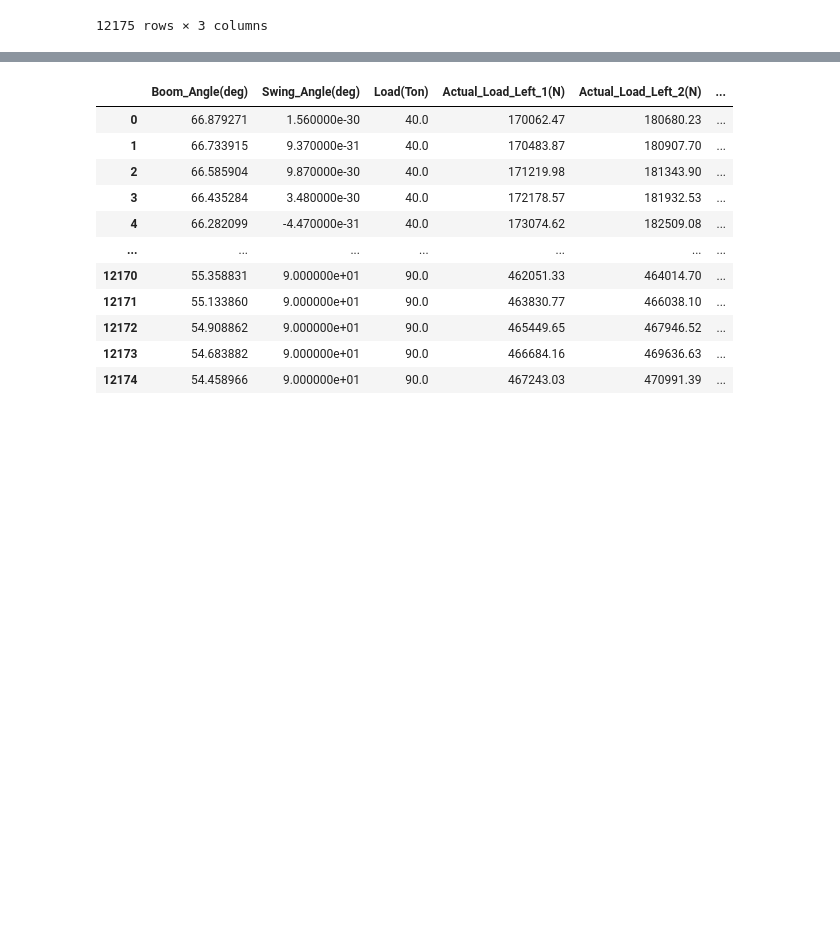
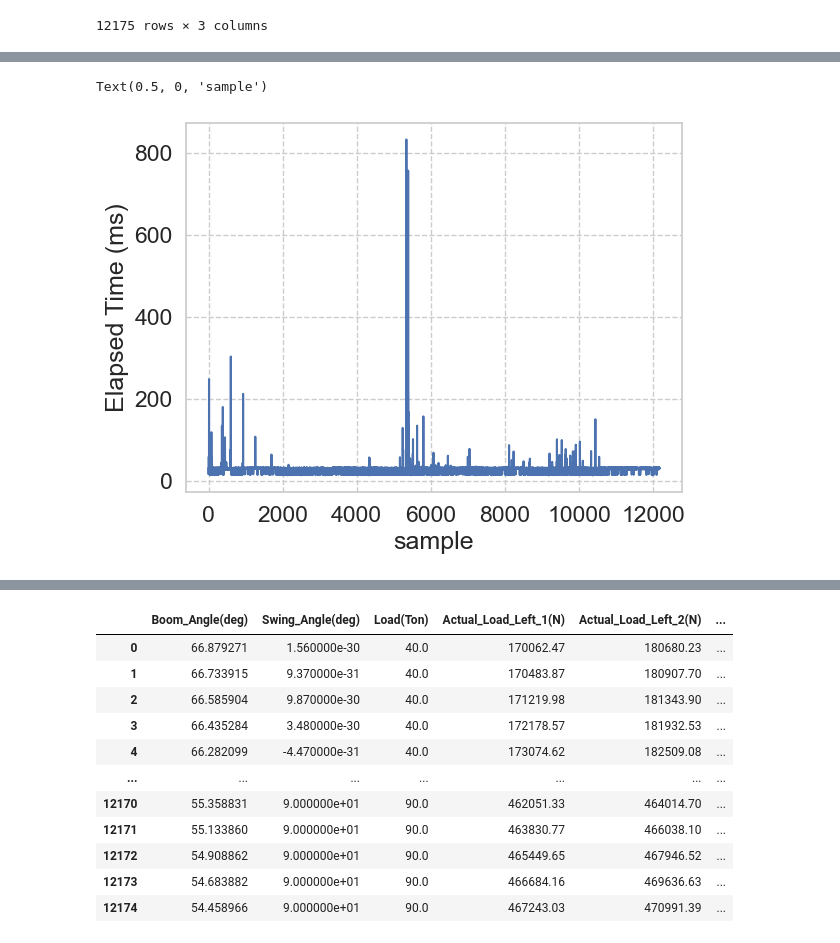
Before and after one commit to jinbeomjeong/estimate_crawler_crane_ground_pressure, a Jupyter notebook: benchmark_model.ipynb, the cells around one changed output, grey strips where cells are left out. Drawn from its saved outputs; the diff is of its cells as text; code cells hidden in the pictures; blank space fills up the shorter version.

```diff
--- a/benchmark_model.ipynb
+++ b/benchmark_model.ipynb
@@ -60,6 +61,7 @@ rf_model = joblib.load('rf_model.joblib')
 # %%
 rf_elapsed_time_list = []
 rf_pred_list = []
+rf_cpu_usage_list = []
 
 for i in tqdm(range(val_feature.shape[0])):
     input_feature = pd.DataFrame(val_feature.iloc[i].values.reshape(1, -1), columns=dataset_inst.get_model_feature_names())
@@ -68,6 +70,10 @@ for i in tqdm(range(val_feature.shape[0])):
 
     rf_elapsed_time_list.append(time.time() - t0)
     rf_pred_list.append(rf_pred)
+    rf_cpu_usage_list.append(psutil.cpu_percent(interval=None, percpu=False))
+# %%
+rf_elapsed_time_arr = np.array(rf_elapsed_time_list)
+rf_pred_arr = np.vstack(rf_pred_list)
+rf_cpu_usage_arr = np.array(rf_cpu_usage_list)
 # %%
-rf_elapsed_time_arr = np.vstack(rf_elapsed_time_list)
 np.savetxt('result\\rf_elapsed_time.csv', rf_elapsed_time_arr, delimiter=',')
@@ -76,4 +80,7 @@ rf_pred_arr = np.vstack(rf_pred_list)
 # %%
-fig = px.line(y=rf_elapsed_time_list , title='random forest elapsed time(msec)')
-fig.show()
+sns.set(font_scale=1.5)
+sns.set_style("whitegrid", {'grid.linestyle': '--'})
+sns.lineplot(rf_elapsed_time_arr*1000)
+plt.ylabel('Elapsed Time (ms)')
+plt.xlabel('sample')
 # %% [output]
@@ -80,0 +87,2 @@ fig.show()
+Text(0.5, 0, 'sample')
+[figure, added]
```
Also changed, not shown: parts of 19 cells of this notebook.
